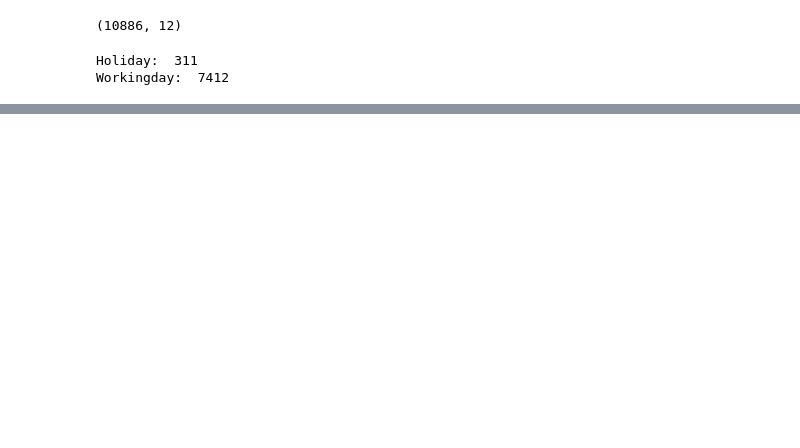
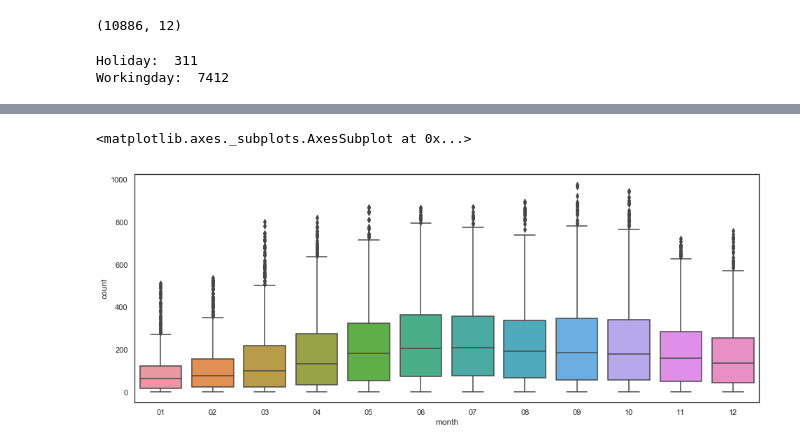
Before and after one commit to LevanAGit/bikeshare_timeseries_analysis, a Jupyter notebook: bikeshare_timeseries_analysis.ipynb, the cells around one changed output, grey strips where cells are left out. Drawn from its saved outputs; the diff is of its cells as text; code cells hidden in the pictures; blank space fills up the shorter version.

```diff
--- a/bikeshare_timeseries_analysis.ipynb
+++ b/bikeshare_timeseries_analysis.ipynb
@@ -123,0 +119,7 @@ sns.pairplot(df)
+# %%
+plt.figure(figsize=(16, 6))
+sns.boxplot(x=df['month'], y=df['count'],
+             data=df)
+# %% [output]
+<matplotlib.axes._subplots.AxesSubplot at 0x...>
+[figure, added]
```
Also changed, not shown: parts of 44 cells of this notebook.
